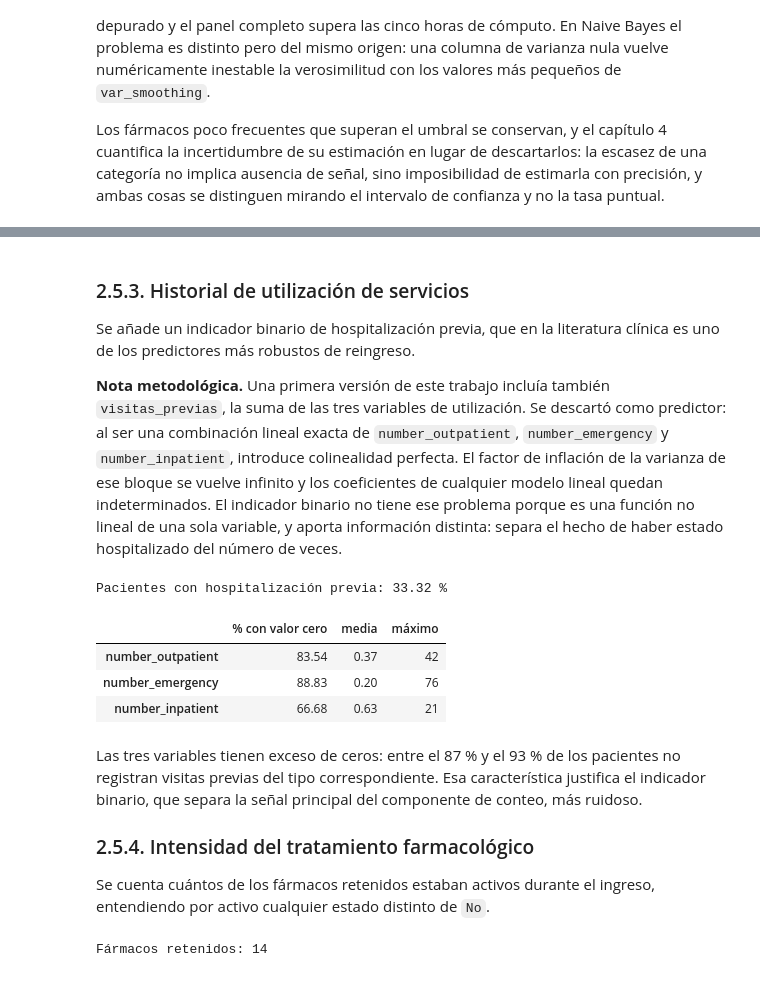
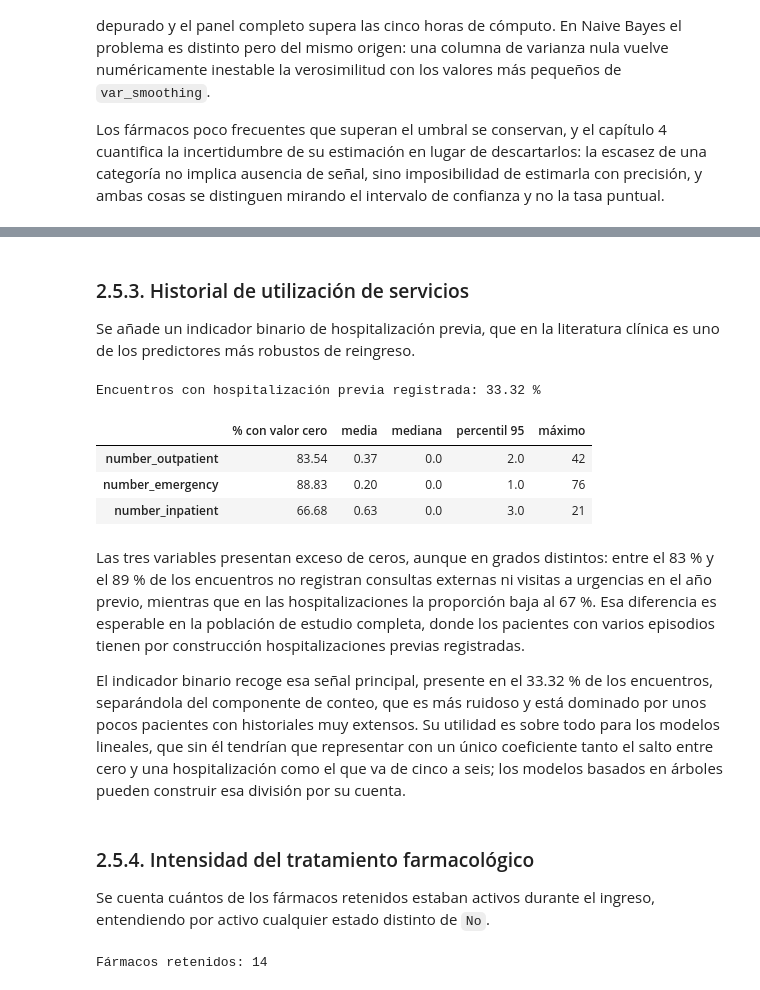
Before and after one commit to joshua2412-a/Diabetes_ProyectoML_202630, a Jupyter notebook: docs/02_ETL.ipynb, the cells around one changed output, grey strips where cells are left out. Drawn from its saved outputs; the diff is of its cells as text; code cells hidden in the pictures.

```diff
--- a/docs/02_ETL.ipynb
+++ b/docs/02_ETL.ipynb
@@ -359,9 +359,10 @@ limpio["readmitted_30"] = (limpio["readmitted"] == "<30").astype(int)
 CASI_NULOS = ["examide", "citoglipton", "acetohexamide",
               "glimepiride-pioglitazone", "metformin-pioglitazone",
               "metformin-rosiglitazone", "troglitazone"]
+ESCASOS = ["glipizide-metformin", "tolbutamide"]
 COLUMNAS_DESCARTADAS = ["encounter_id", "weight", "payer_code", "readmitted"]
 
-limpio = limpio.drop(columns=COLUMNAS_DESCARTADAS + CASI_NULOS)
+limpio = limpio.drop(columns=COLUMNAS_DESCARTADAS + CASI_NULOS + ESCASOS)
 registrar("4. Columnas descartadas y target derivado", limpio)
 
 pd.DataFrame(traza)
@@ -465,11 +637,21 @@ ORDEN_EDAD = [
     "[0-10)", "[10-20)", "[20-30)", "[30-40)", "[40-50)",
     "[50-60)", "[60-70)", "[70-80)", "[80-90)", "[90-100)",
 ]
-ETIQUETAS_EDAD = {i: v for i, v in enumerate(ORDEN_EDAD)}
+ETIQUETAS_EDAD = {i: intervalo for i, intervalo in enumerate(ORDEN_EDAD)}
 
-limpio["age_ord"] = limpio["age"].map({v: i for i, v in enumerate(ORDEN_EDAD)})
-assert limpio["age_ord"].notna().all(), "Hay categorías de edad sin mapear"
+limpio["age_ord"] = limpio["age"].map(
+    {intervalo: i for i, intervalo in enumerate(ORDEN_EDAD)})
+
+# El mapeo falla en silencio si aparece un intervalo no previsto: el assert
+# lo detiene e informa de cuál es, en lugar de propagar valores nulos.
+sin_mapear = limpio.loc[limpio["age_ord"].isna(), "age"].unique()
+assert len(sin_mapear) == 0, f"Intervalos de edad sin mapear: {sin_mapear}"
 
 limpio = limpio.drop(columns=["age"])
-limpio["age_ord"].value_counts().sort_index().rename(ETIQUETAS_EDAD).to_frame("pacientes")
+
+distribucion_edad = (limpio["age_ord"].value_counts().sort_index()
+                     .rename(index=ETIQUETAS_EDAD).to_frame("encuentros"))
+distribucion_edad["%"] = (
+    100 * distribucion_edad["encuentros"] / len(limpio)).round(2)
+distribucion_edad
 # %% [output]
@@ -488,38 +670,34 @@ limpio["age_ord"].value_counts().sort_index().rename(ETIQUETAS_EDAD).to_frame("p
-# %% [markdown]
-### 2.5.3. Historial de utilización de servicios
-
-Se añade un indicador binario de hospitalización previa, que en la literatura clínica es uno de los predictores más robustos de reingreso.
-
-**Nota metodológica.** Una primera versión de este trabajo incluía también `visitas_previas`, la suma de las tres variables de utilización. Se descartó como predictor: al ser una combinación lineal exacta de `number_outpatient`, `number_emergency` y `number_inpatient`, introduce colinealidad perfecta. El factor de inflación de la varianza de ese bloque se vuelve infinito y los coeficientes de cualquier modelo lineal quedan indeterminados. El indicador binario no tiene ese problema porque es una función no lineal de una sola variable, y aporta información distinta: separa el hecho de haber estado hospitalizado del número de veces.
+# %% [markdown]
+### 2.5.3. Historial de utilización de servicios
+
+Se añade un indicador binario de hospitalización previa, que en la literatura clínica es uno de los predictores más robustos de reingreso.
 # %%
+UTILIZACION = ["number_outpatient", "number_emergency", "number_inpatient"]
+
 limpio["hospitalizacion_previa"] = (limpio["number_inpatient"] > 0).astype(int)
 
 utilizacion = pd.DataFrame({
-    "% con valor cero": [
-        100 * (limpio[c] == 0).mean()
-        for c in ["number_outpatient", "number_emergency", "number_inpatient"]
-    ],
-    "media": [
-        limpio[c].mean()
-        for c in ["number_outpatient", "number_emergency", "number_inpatient"]
-    ],
-    "máximo": [
-        limpio[c].max()
-        for c in ["number_outpatient", "number_emergency", "number_inpatient"]
-    ],
-}, index=["number_outpatient", "number_emergency", "number_inpatient"]).round(2)
-print(f"Pacientes con hospitalización previa: "
+    "% con valor cero": 100 * (limpio[UTILIZACION] == 0).mean(),
+    "media": limpio[UTILIZACION].mean(),
+    "mediana": limpio[UTILIZACION].median(),
+    "percentil 95": limpio[UTILIZACION].quantile(0.95),
+    "máximo": limpio[UTILIZACION].max(),
+}).round(2)
+
+print(f"Encuentros con hospitalización previa registrada: "
       f"{100 * limpio['hospitalizacion_previa'].mean():.2f} %")
 utilizacion
 # %% [output]
-Pacientes con hospitalización previa: 33.32 %
+Encuentros con hospitalización previa registrada: 33.32 %
-|  | % con valor cero | media | máximo |
-| number_outpatient | 83.54 | 0.37 | 42 |
-| number_emergency | 88.83 | 0.20 | 76 |
-| number_inpatient | 66.68 | 0.63 | 21 |
+|  | % con valor cero | media | mediana | percentil 95 | máximo |
+| number_outpatient | 83.54 | 0.37 | 0.0 | 2.0 | 42 |
+| number_emergency | 88.83 | 0.20 | 0.0 | 1.0 | 76 |
+| number_inpatient | 66.68 | 0.63 | 0.0 | 3.0 | 21 |
+# %% [markdown]
+Las tres variables presentan exceso de ceros, aunque en grados distintos: entre el 83 % y el 89 % de los encuentros no registran consultas externas ni visitas a urgencias en el año previo, mientras que en las hospitalizaciones la proporción baja al 67 %. Esa diferencia es esperable en la población de estudio completa, donde los pacientes con varios episodios tienen por construcción hospitalizaciones previas registradas.
+
+El indicador binario recoge esa señal principal, presente en el 33.32 % de los encuentros, separándola del componente de conteo, que es más ruidoso y está dominado por unos pocos pacientes con historiales muy extensos. Su utilidad es sobre todo para los modelos lineales, que sin él tendrían que representar con un único coeficiente tanto el salto entre cero y una hospitalización como el que va de cinco a seis; los modelos basados en árboles pueden construir esa división por su cuenta.
 # %% [markdown]
-Las tres variables tienen exceso de ceros: entre el 87 % y el 93 % de los pacientes no registran visitas previas del tipo correspondiente. Esa característica justifica el indicador binario, que separa la señal principal del componente de conteo, más ruidoso.
-
 ### 2.5.4. Intensidad del tratamiento farmacológico
 
 Se cuenta cuántos de los fármacos retenidos estaban activos durante el ingreso, entendiendo por activo cualquier estado distinto de `No`.
```
Also changed, not shown: parts of 15 cells of this notebook, 4 other files.
